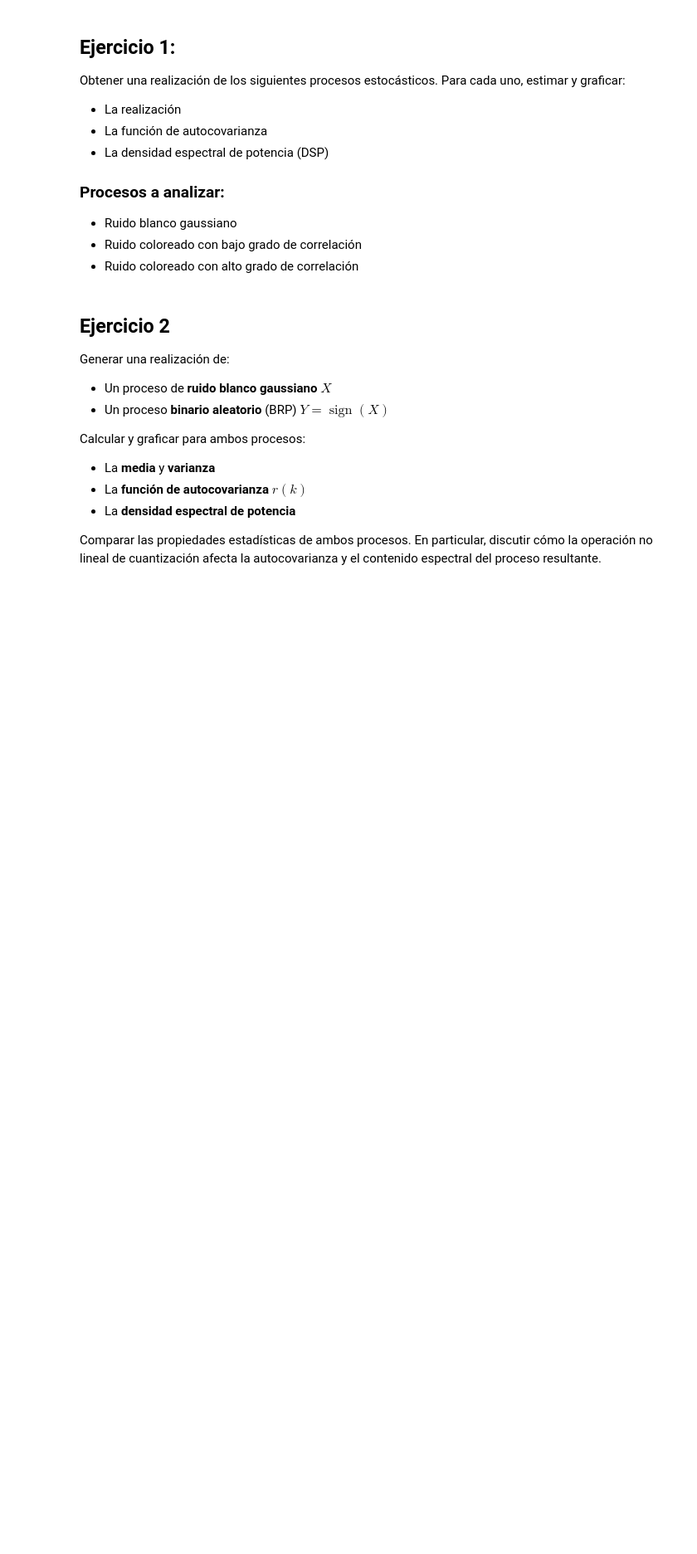
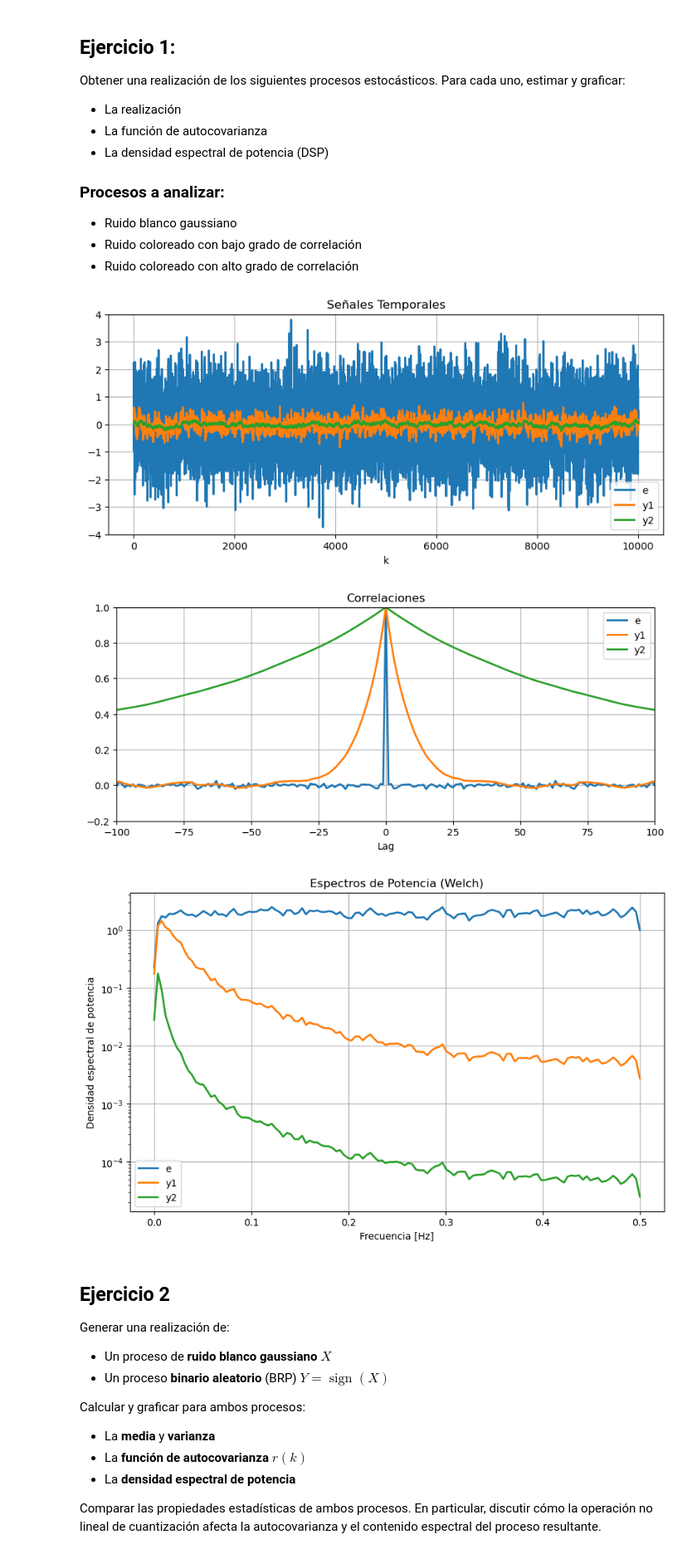
Before and after one commit to pgonfiuba/ica, a Jupyter notebook: 2. Modelo de perturbaciones/procesos_estocasticos.ipynb, the cells around one changed output. Shown at 83% size. Cells and saved outputs as stored; diff of their text form; code cells hidden in the pictures; blank space fills up the shorter version.

```diff
--- a/2. Modelo de perturbaciones/procesos_estocasticos.ipynb
+++ b/2. Modelo de perturbaciones/procesos_estocasticos.ipynb
@@ -112,6 +116,84 @@ Obtener una realización de los siguientes procesos estocásticos. Para cada uno
 - Ruido blanco gaussiano
 - Ruido coloreado con bajo grado de correlación
 - Ruido coloreado con alto grado de correlación
+# %%
+# Filtrado de Ruido Blanco
+# Semilla
+np.random.seed(0)
+
+# Datos
+n = 10000
+e = np.random.randn(n)
+T0 = 1
+
+# -------- Filtro 1 --------
+p1 = 0.9
+A1 = [1, -p1]
+B1 = [0, (1 - p1)]
+y1 = signal.lfilter(B1, A1, e)
+
+# -------- Filtro 2 --------
+p2 = 0.99
+A2 = [1, -p2]
+B2 = [0, (1 - p2)]
+y2 = signal.lfilter(B2, A2, e)
+
+# %% Señales temporales
+plt.figure(figsize=(10,4))
+plt.plot(e, label='e', linewidth=2)
+plt.plot(y1, label='y1', linewidth=2)
+plt.plot(y2, label='y2', linewidth=2)
+plt.xlabel("k")
+#plt.xlim([2000, 2500])
+plt.ylim([-4, 4])
+plt.title("Señales Temporales")
+plt.legend()
+plt.grid()
+plt.show()
+
+# %% Correlaciones
+xe = signal.correlate(e, e, mode='full') / np.max(np.abs(signal.correlate(e, e)))
+xy1 = signal.correlate(y1, y1, mode='full') / np.max(np.abs(signal.correlate(y1, y1)))
+xy2 = signal.correlate(y2, y2, mode='full') / np.max(np.abs(signal.correlate(y2, y2)))
+
+lags = np.arange(-n+1, n)
+delta = 100
+
+plt.figure(figsize=(10,4))
+plt.plot(lags, xe, label='e', linewidth=2)
+plt.plot(lags, xy1, label='y1', linewidth=2)
+plt.plot(lags, xy2, label='y2', linewidth=2)
+plt.xlabel("Lag")
+plt.xlim([-delta, delta])
+plt.ylim([-0.2, 1])
+plt.title("Correlaciones")
+plt.legend()
+plt.grid()
+plt.show()
+
+# Espectros (estimación espectral con Welch -> Periodograma)
+# La estimación de Welch promedia periodogramas de segmentos solapados de la señal
+# para reducir la varianza de la estimación.
+# El método de Wiener-Khinchin establece que la DFT de la autocorrelación es igual a la densidad espectral de potencia.
+# La DSP obtenida de esta manera tiene mayor varianza pero también aporta más detalles a diferencia del método de Welch.
+w, Pe = signal.welch(e, fs=1/T0, nperseg=256)
+_, Py1 = signal.welch(y1, fs=1/T0, nperseg=256)
+_, Py2 = signal.welch(y2, fs=1/T0, nperseg=256)
+
+plt.figure(figsize=(10,6))
+plt.semilogy(w, Pe, label="e", linewidth=2)
+plt.semilogy(w, Py1, label="y1", linewidth=2)
+plt.semilogy(w, Py2, label="y2", linewidth=2)
+plt.title("Espectros de Potencia (Welch)")
+plt.xlabel("Frecuencia [Hz]")
+plt.ylabel("Densidad espectral de potencia")
+plt.legend()
+plt.grid()
+plt.show()
+# %% [output]
+[figure, added]
+[figure, added]
+[figure, added]
 # %% [markdown]
 ## Ejercicio 2
 
```
Also changed, not shown: parts of 4 cells of this notebook.
